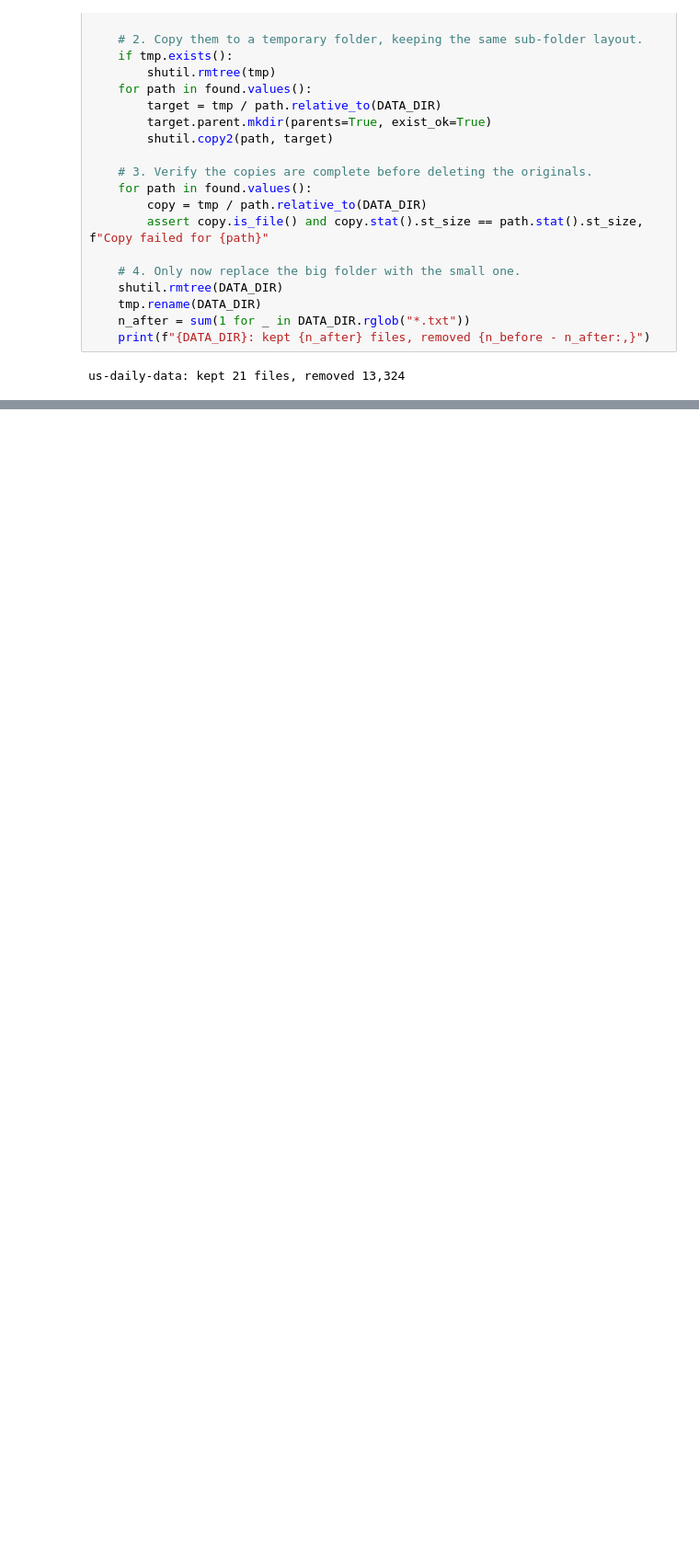
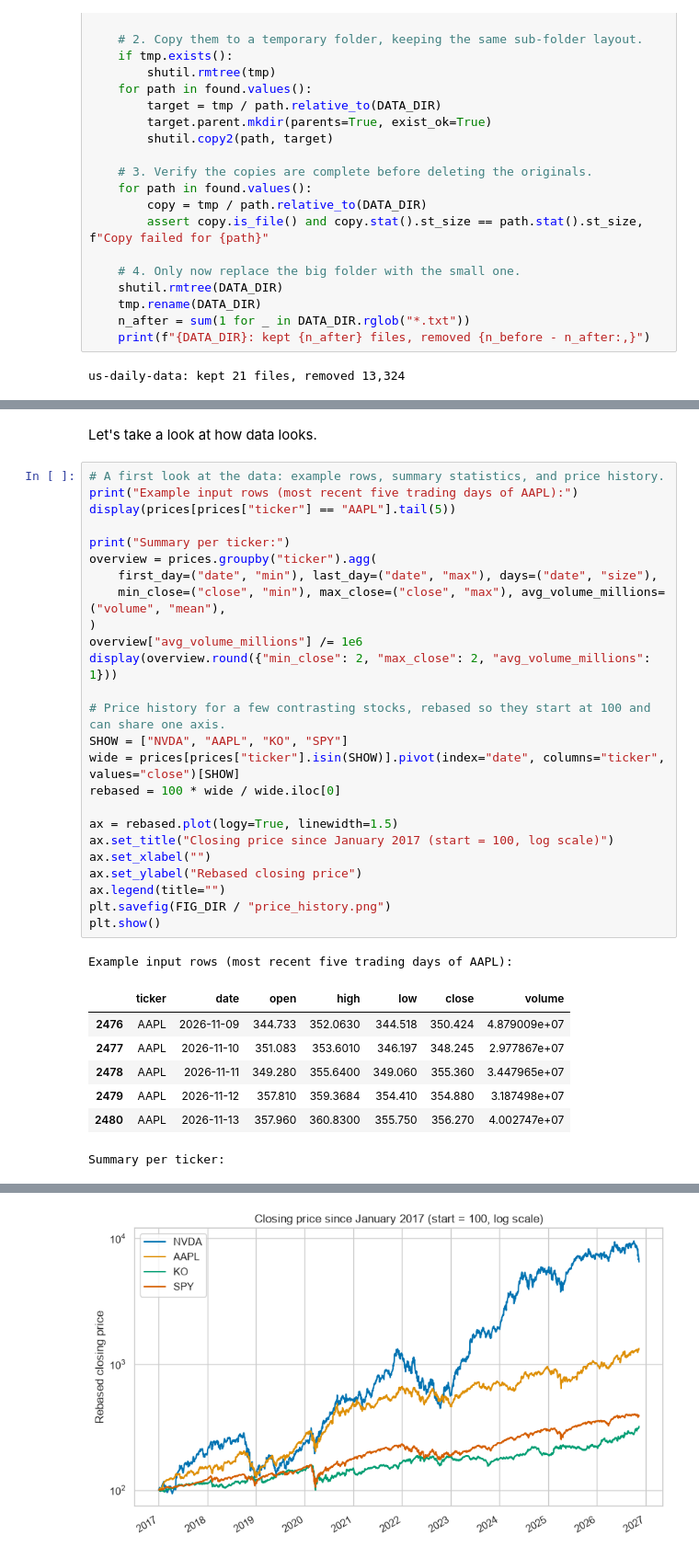
Before and after one commit to DellKnow/Stock-Market-Volatility-Predictor, a Jupyter notebook: stock-market-volatility-predictor.ipynb, the cells around one changed output, grey strips where cells are left out. Shown at 92% size. Drawn from its saved outputs; the diff is of its cells as text; blank space fills up the shorter version.

Commit message:
Data load and visualization

```diff
--- a/stock-market-volatility-predictor.ipynb
+++ b/stock-market-volatility-predictor.ipynb
@@ -225,0 +274,36 @@ us-daily-data: kept 21 files, removed 13,324
+# %% [markdown]
+Let's take a look at how data looks.
+# %%
+# A first look at the data: example rows, summary statistics, and price history.
+print("Example input rows (most recent five trading days of AAPL):")
+display(prices[prices["ticker"] == "AAPL"].tail(5))
+
+print("Summary per ticker:")
+overview = prices.groupby("ticker").agg(
+    first_day=("date", "min"), last_day=("date", "max"), days=("date", "size"),
+    min_close=("close", "min"), max_close=("close", "max"), avg_volume_millions=("volume", "mean"),
+)
+overview["avg_volume_millions"] /= 1e6
+display(overview.round({"min_close": 2, "max_close": 2, "avg_volume_millions": 1}))
+
+# Price history for a few contrasting stocks, rebased so they start at 100 and can share one axis.
+SHOW = ["NVDA", "AAPL", "KO", "SPY"]
+wide = prices[prices["ticker"].isin(SHOW)].pivot(index="date", columns="ticker", values="close")[SHOW]
+rebased = 100 * wide / wide.iloc[0]
+
+ax = rebased.plot(logy=True, linewidth=1.5)
+ax.set_title("Closing price since January 2017 (start = 100, log scale)")
+ax.set_xlabel("")
+ax.set_ylabel("Rebased closing price")
+ax.legend(title="")
+plt.savefig(FIG_DIR / "price_history.png")
+plt.show()
+# %% [output]
+Example input rows (most recent five trading days of AAPL):
+|  | ticker | date | open | high | low | close | volume |
+| 2476 | AAPL | 2026-11-09 | 344.733 | 352.0630 | 344.518 | 350.424 | 4.879009e+07 |
+| 2477 | AAPL | 2026-11-10 | 351.083 | 353.6010 | 346.197 | 348.245 | 2.977867e+07 |
+| 2478 | AAPL | 2026-11-11 | 349.280 | 355.6400 | 349.060 | 355.360 | 3.447965e+07 |
+| 2479 | AAPL | 2026-11-12 | 357.810 | 359.3684 | 354.410 | 354.880 | 3.187498e+07 |
+| 2480 | AAPL | 2026-11-13 | 357.960 | 360.8300 | 355.750 | 356.270 | 4.002747e+07 |
+Summary per ticker:
@@ -225,0 +328 @@ us-daily-data: kept 21 files, removed 13,324
+[figure, added]
```
Also changed, not shown: parts of 4 cells of this notebook, 1 other file.
